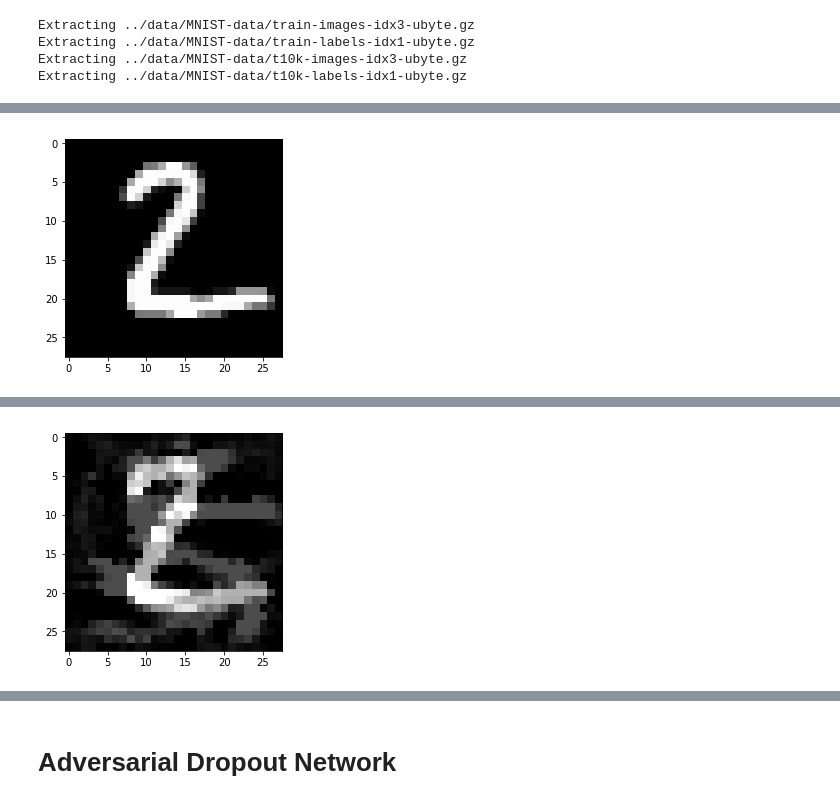
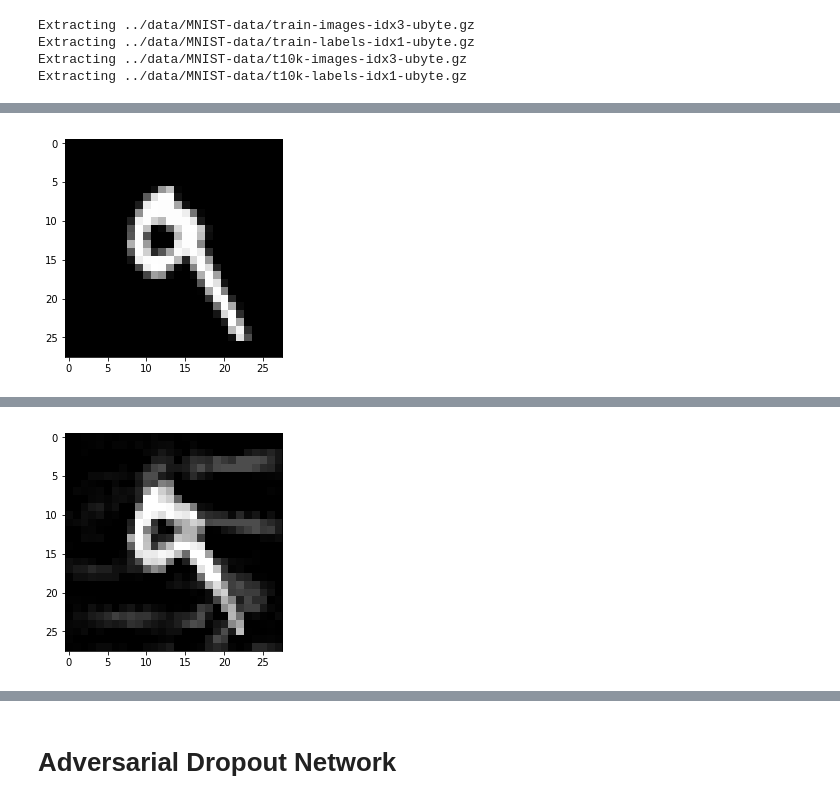
Before and after one commit to hutec/UncertaintyNN, a Jupyter notebook: notebooks/MNIST Adversarial.ipynb, the cells around one changed output, grey strips where cells are left out. Cells and saved outputs as stored; diff of their text form; code cells hidden in the pictures.

```diff
--- a/notebooks/MNIST Adversarial.ipynb
+++ b/notebooks/MNIST Adversarial.ipynb
@@ -19,3 +23,21 @@ import imageio
+# %%
+img = mnist.test.images[1]
+#img = adv_img
+#img = uniform(size=(28, 28))
+
+show(img)
+#print(np.argmax(sess.run(props, feed_dict={x_data: img.reshape(-1, 784), dropout_rate_data: 0.5})))
+
+uncertainties = []
+ys = []
+for i in range(50):
+    ys.append(sess.run(props, feed_dict={x_data: img.reshape(-1, 784), dropout_rate_data: 0.5})[0])
+
+    uncertainties.append(sess.run(tf.square(uncertainty), feed_dict={x_data: img.reshape(-1, 784), dropout_rate_data: 0.5})[0])
+
+fig, axs = plt.subplots(1, 2, figsize=(20, 10))
+axs[0].bar(labels, np.array(ys).mean(axis=0))
+axs[1].bar(labels, np.array(uncertainties).mean(axis=0))
 # %%
 ticks = [str(x) for x in range(10)]
 
@@ -131,7 +135,9 @@ INFO:tensorflow:Restoring parameters from mnist_dropout.ckpt
 # %%
 x_test = mnist.test.images
-img = x_test[1]  # example image to be modified
+img = x_test[7]  # example image to be modified
 show(img)
 adv_img = modify_to(img, 5, steps=10000)
+imageio.imsave("adv_img.png", adv_img.reshape([28, 28]))
+imageio.imsave("img.png", img.reshape([28, 28]))
 # %% [output]
-[figure, old version]
+[figure, new version]
@@ -143 +150 @@ step 10000, loss=0.0949951
-[figure, old version]
+[figure, new version]
```
Also changed, not shown: parts of 20 cells of this notebook, 1 other file.
